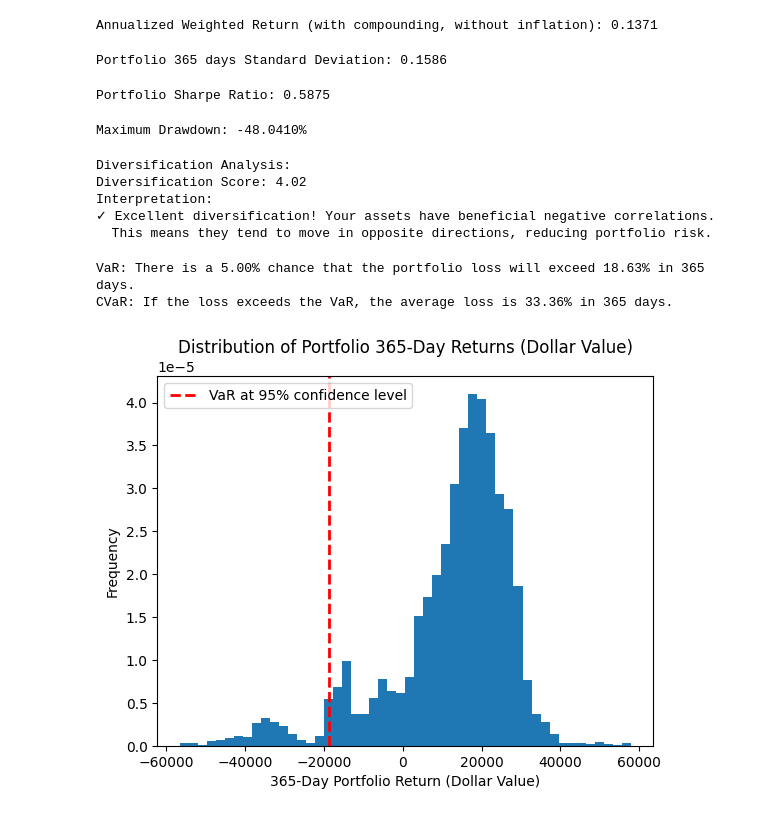
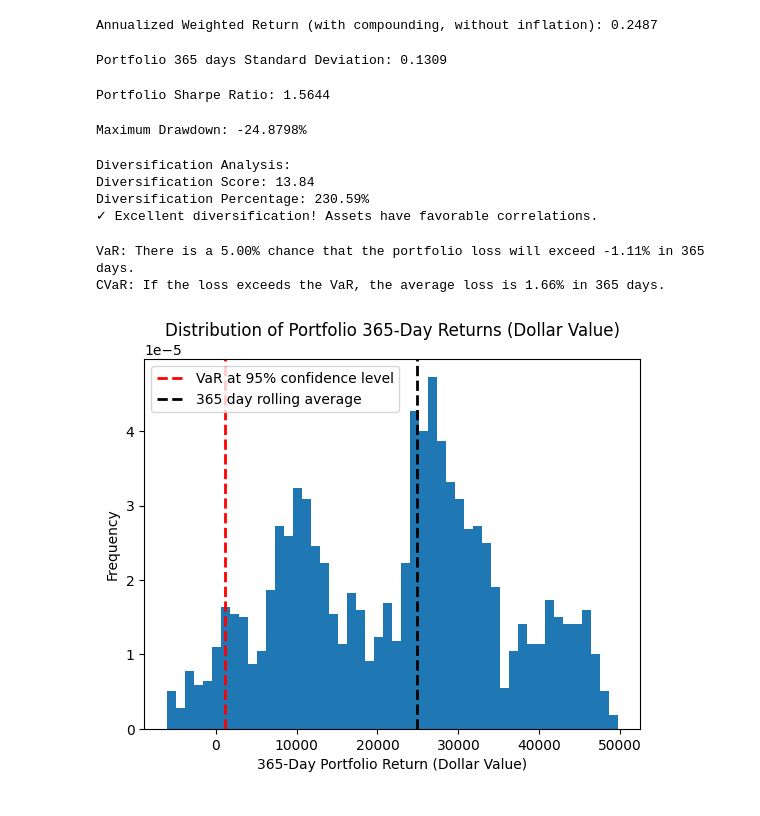
Before and after one commit to Geokaragiann/portfolio-evaluation, a Jupyter notebook: Portfolio/portfolio.ipynb, the cells around one changed output. Saved outputs shown, nothing was run; the diff lists cells and outputs as text; code cells hidden in the pictures.

```diff
--- a/Portfolio/portfolio.ipynb
+++ b/Portfolio/portfolio.ipynb
@@ -2,11 +2,10 @@
 import yfinance as yf
 import pandas as pd
 import numpy as np
-from scipy import stats
 import matplotlib.pyplot as plt
 import datetime as dt
 
-etfs = ['SPY', 'TLT', '^IXIC']
+etfs = ['PG', 'WMT', 'JNJ', 'AAPL', 'NVDA', 'IDTL.L']
 years = 20
 endDate = dt.datetime.now()
 startDate = endDate - dt.timedelta(days=365*years)
@@ -36,5 +18,5 @@ Date
 # %%
-weights = np.array([0.6,0.2,0.2])
+weights = np.array([0.2,0.2,0.1,0.1,0.1,0.3])
 historical_returns = (log_returns * weights).sum(axis =1)
 
 # Calculate the average of the historical returns
@@ -49,7 +31,7 @@ annualized_return = np.exp(annualized_log_return) - 1
 # Print the result
 print(f'Annualized Weighted Return (with compounding, without inflation): {annualized_return:.4f}')
 # %% [output]
-Annualized Weighted Return (with compounding, without inflation): 0.1371
+Annualized Weighted Return (with compounding, without inflation): 0.2487
 # %%
 days = 365
 
@@ -61,7 +43,7 @@ returns_std = range_returns.std()
 
 print(f'Portfolio {days} days Standard Deviation: {returns_std:.4f}')
 # %% [output]
-Portfolio 365 days Standard Deviation: 0.1586
+Portfolio 365 days Standard Deviation: 0.1309
 # %%
 
 # Calculate Sharpe Ratio (assuming risk-free rate of 0.0439 for example)
@@ -69,7 +51,7 @@ risk_free_rate = 0.0439  # You could also fetch this dynamically
 sharpe_ratio = (annualized_return - risk_free_rate) / returns_std
 print(f'Portfolio Sharpe Ratio: {sharpe_ratio:.4f}')
 # %% [output]
-Portfolio Sharpe Ratio: 0.5875
+Portfolio Sharpe Ratio: 1.5644
 # %%
 # ... after historical returns calculation ...
 
@@ -82,46 +64,61 @@ def calculate_max_drawdown(returns):
 max_drawdown = calculate_max_drawdown(historical_returns)
 print(f'Maximum Drawdown: {max_drawdown:.4%}')
 # %% [output]
-Maximum Drawdown: -48.0410%
+Maximum Drawdown: -24.8798%
 # %%
 correlation_matrix = log_returns.corr()
 # ... after weights calculation ...
+def calculate_diversification_score(weights, correlation_matrix):
+    """
+    Calculate diversification score and percentage for a portfolio.
 
-def calculate_diversification_score(weights, correlation_matrix):
-    # Calculate concentration
+    Args:
+        weights (array-like): Portfolio weights.
+        correlation_matrix (pd.DataFrame or np.ndarray): Asset correlation matrix.
+
+    Returns:
+        tuple: Diversification score and percentage of maximum possible diversification.
+    """
+    # Ensure weights are a numpy array
+    weights = np.array(weights)
+
+    # Calculate concentration (sum of squared weights)
     concentration = np.sum(weights ** 2)
 
-    # Calculate portfolio correlation
+    # Calculate weighted average correlation
     weighted_correlation = np.dot(np.dot(weights, correlation_matrix), weights)
 
-    # Calculate diversification score (1 = poorly diversified, N = perfectly diversified)
+    # Diversification score
     div_score = 1 / (concentration * weighted_correlation)
 
-    # Calculate maximum possible score (number of assets)
+    # Maximum possible score (number of assets with equal weights and no correlations)
     max_score = len(weights)
 
-    # Calculate as a percentage of maximum possible diversification
+    # Calculate percentage of maximum diversification
     div_percentage = (div_score / max_score) * 100
 
     return div_score, div_percentage
 
+# Calculate diversification
 div_score, div_percentage = calculate_diversification_score(weights, correlation_matrix)
+
+# Print diversification analysis
 print(f"\nDiversification Analysis:")
 print(f"Diversification Score: {div_score:.2f}")
-print("Interpretation:")
+print(f"Diversification Percentage: {div_percentage:.2f}%")
+
+# Interpretation
 if div_score > len(weights):
-    print("✓ Excellent diversification! Your assets have beneficial negative correlations.")
-    print("  This means they tend to move in opposite directions, reducing portfolio risk.")
+    print("✓ Excellent diversification! Assets have favorable correlations.")
 elif div_score > len(weights) * 0.7:
-    print("✓ Good diversification. Your assets have low correlations with each other.")
+    print("✓ Good diversification. Consider additional decorrelation for improvement.")
 else:
-    print("! Consider adding more diversification. Your assets may be too correlated.")
+    print("! Low diversification. Your portfolio may be concentrated or highly correlated.")
 # %% [output]
 Diversification Analysis:
-Diversification Score: 4.02
-Interpretation:
-✓ Excellent diversification! Your assets have beneficial negative correlations.
-  This means they tend to move in opposite directions, reducing portfolio risk.
+Diversification Score: 13.84
+Diversification Percentage: 230.59%
+✓ Excellent diversification! Assets have favorable correlations.
 # %%
 confidence_interval = 0.95
 
@@ -132,21 +129,22 @@ cvar = -range_returns[range_returns <= -VaR].mean()
 print(f"VaR: There is a {(1-confidence_interval)*100:.2f}% chance that the portfolio loss will exceed {VaR*100:.2f}% in {days} days.")
 print(f"CVaR: If the loss exceeds the VaR, the average loss is {cvar*100:.2f}% in {days} days.")
 # %% [output]
-VaR: There is a 5.00% chance that the portfolio loss will exceed 18.63% in 365 days.
-CVaR: If the loss exceeds the VaR, the average loss is 33.36% in 365 days.
+VaR: There is a 5.00% chance that the portfolio loss will exceed -1.11% in 365 days.
+CVaR: If the loss exceeds the VaR, the average loss is 1.66% in 365 days.
 # %%
 return_window = days
 range_returns = historical_returns.rolling(window=return_window).sum()
 range_returns = range_returns.dropna()
 portfolio_value = 100000
 range_returns_dollar = range_returns * portfolio_value
 
 plt.hist(range_returns_dollar.dropna(), bins=50, density=True)
 plt.xlabel(f'{return_window}-Day Portfolio Return (Dollar Value)')
 plt.ylabel('Frequency')
 plt.title(f'Distribution of Portfolio {return_window}-Day Returns (Dollar Value)')
 plt.axvline(-VaR*portfolio_value, color='r', linestyle='dashed', linewidth=2, label=f'VaR at {confidence_interval:.0%} confidence level')
+plt.axvline(annualized_return*portfolio_value, color='black', linestyle='dashed', linewidth=2, label='365 day rolling average')
 plt.legend()
 plt.show()
 # %% [output]
-[figure, old version]
+[figure, new version]
```
Also changed, not shown: parts of 2 cells of this notebook, 1 other file.
